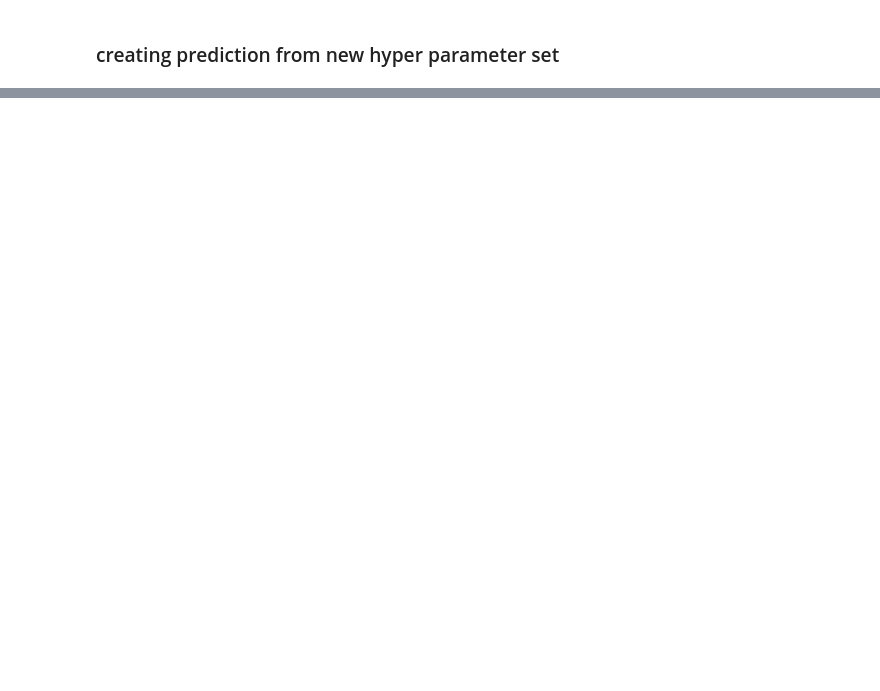
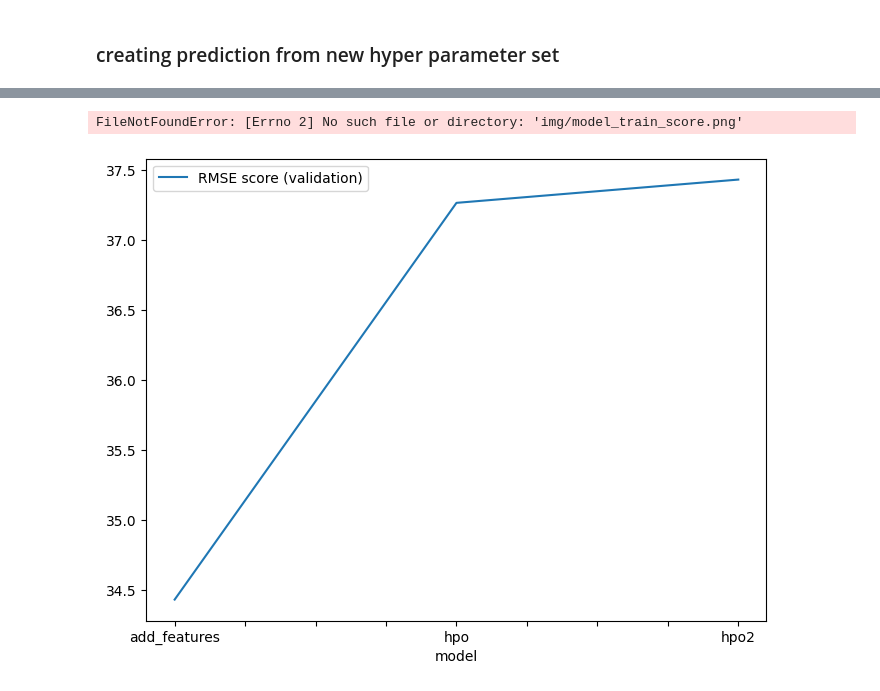
Before and after one commit to ashurohilla/sharingbikeprediction, a Jupyter notebook: train.ipynb, the cells around one changed output, grey strips where cells are left out. Drawn from its saved outputs; the diff is of its cells as text; code cells hidden in the pictures; blank space fills up the shorter version.

```diff
--- a/train.ipynb
+++ b/train.ipynb
@@ -793,0 +1227,13 @@ Name: count, dtype: float64
+# %%
+import pandas as pd
+import matplotlib.pyplot as plt
+fig = pd.DataFrame(
+        {
+              "model": ["add_features", "hpo", "hpo2"],
+              "RMSE score (validation)": [34.4291, 37.267490 , 37.4340,]  # Note: Actual RMSE values are considered
+          }
+       ).plot(x="model", y="RMSE score (validation)", figsize=(8, 6)).get_figure()
+fig.savefig('img/model_train_score.png')
+# %% [output]
+FileNotFoundError: [Errno 2] No such file or directory: 'img/model_train_score.png'
+[figure, added]
```
Also changed, not shown: parts of 63 cells of this notebook, 8 other files.
